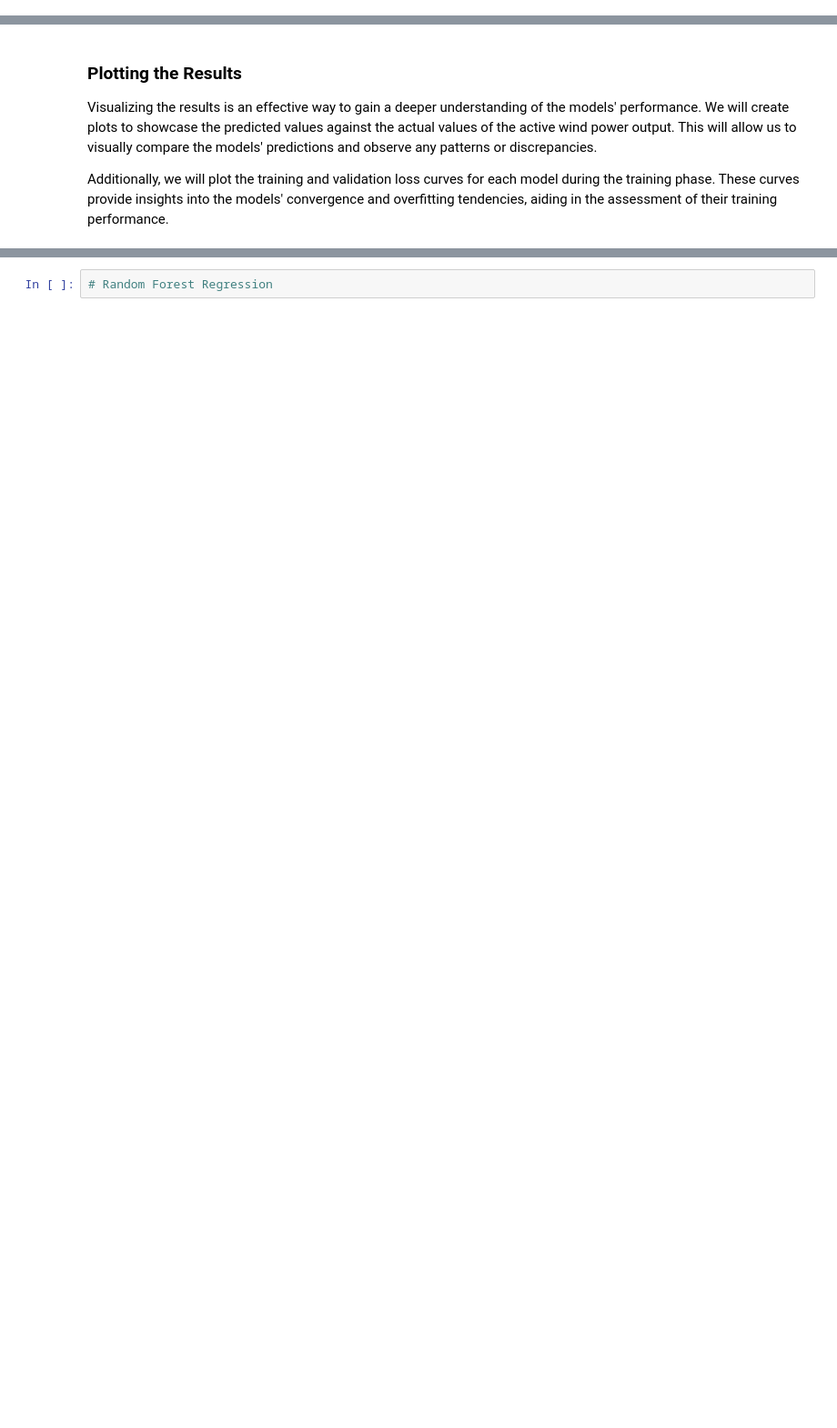
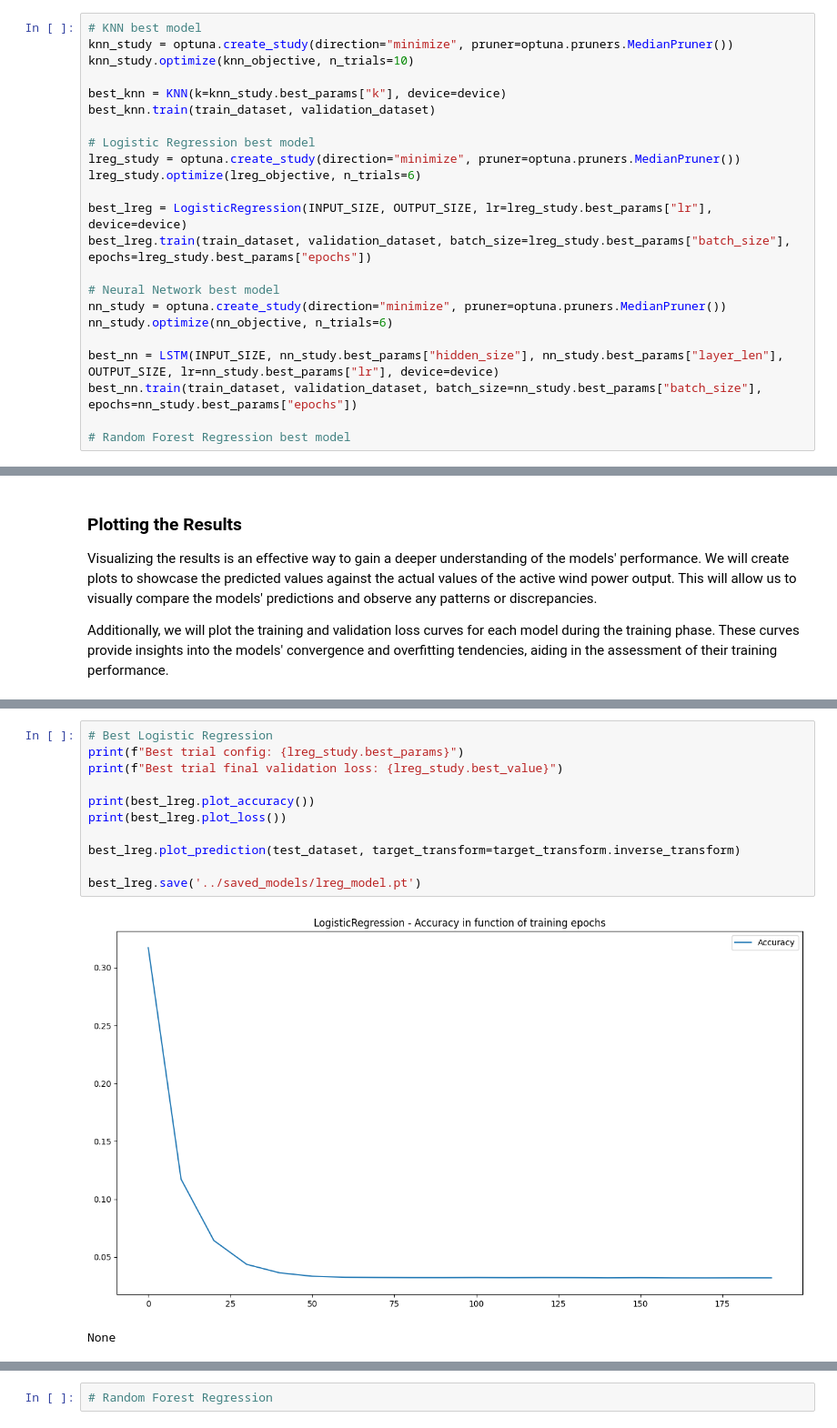
Before and after one commit to hectellian/wind-power-forecasting, a Jupyter notebook: wind_power_forecasting/results.ipynb, the cells around one changed output, grey strips where cells are left out. Shown: that part at 91% size. Saved outputs shown, nothing was run; the diff lists cells and outputs as text; blank space fills up the shorter version.

```diff
--- a/wind_power_forecasting/results.ipynb
+++ b/wind_power_forecasting/results.ipynb
@@ -197,0 +204,23 @@ RuntimeError: Parent directory ./saved_models does not exist.
+# %%
+# KNN best model
+knn_study = optuna.create_study(direction="minimize", pruner=optuna.pruners.MedianPruner())
+knn_study.optimize(knn_objective, n_trials=10)
+
+best_knn = KNN(k=knn_study.best_params["k"], device=device)
+best_knn.train(train_dataset, validation_dataset)
+
+# Logistic Regression best model
+lreg_study = optuna.create_study(direction="minimize", pruner=optuna.pruners.MedianPruner())
+lreg_study.optimize(lreg_objective, n_trials=6)
+
+best_lreg = LogisticRegression(INPUT_SIZE, OUTPUT_SIZE, lr=lreg_study.best_params["lr"], device=device)
+best_lreg.train(train_dataset, validation_dataset, batch_size=lreg_study.best_params["batch_size"], epochs=lreg_study.best_params["epochs"])
+
+# Neural Network best model
+nn_study = optuna.create_study(direction="minimize", pruner=optuna.pruners.MedianPruner())
+nn_study.optimize(nn_objective, n_trials=6)
+
+best_nn = LSTM(INPUT_SIZE, nn_study.best_params["hidden_size"], nn_study.best_params["layer_len"], OUTPUT_SIZE, lr=nn_study.best_params["lr"], device=device)
+best_nn.train(train_dataset, validation_dataset, batch_size=nn_study.best_params["batch_size"], epochs=nn_study.best_params["epochs"])
+
+# Random Forest Regression best model
@@ -221,0 +263,14 @@ lreg_model.plot_prediction(validation_dataloader, target_transform=target_transf
+# %%
+# Best Logistic Regression
+print(f"Best trial config: {lreg_study.best_params}")
+print(f"Best trial final validation loss: {lreg_study.best_value}")
+
+print(best_lreg.plot_accuracy())
+print(best_lreg.plot_loss())
+
+best_lreg.plot_prediction(test_dataset, target_transform=target_transform.inverse_transform)
+
+best_lreg.save('../saved_models/lreg_model.pt')
+# %% [output]
+[figure, added]
+None
```
Also changed, not shown: parts of 17 cells of this notebook, 9 other files.
